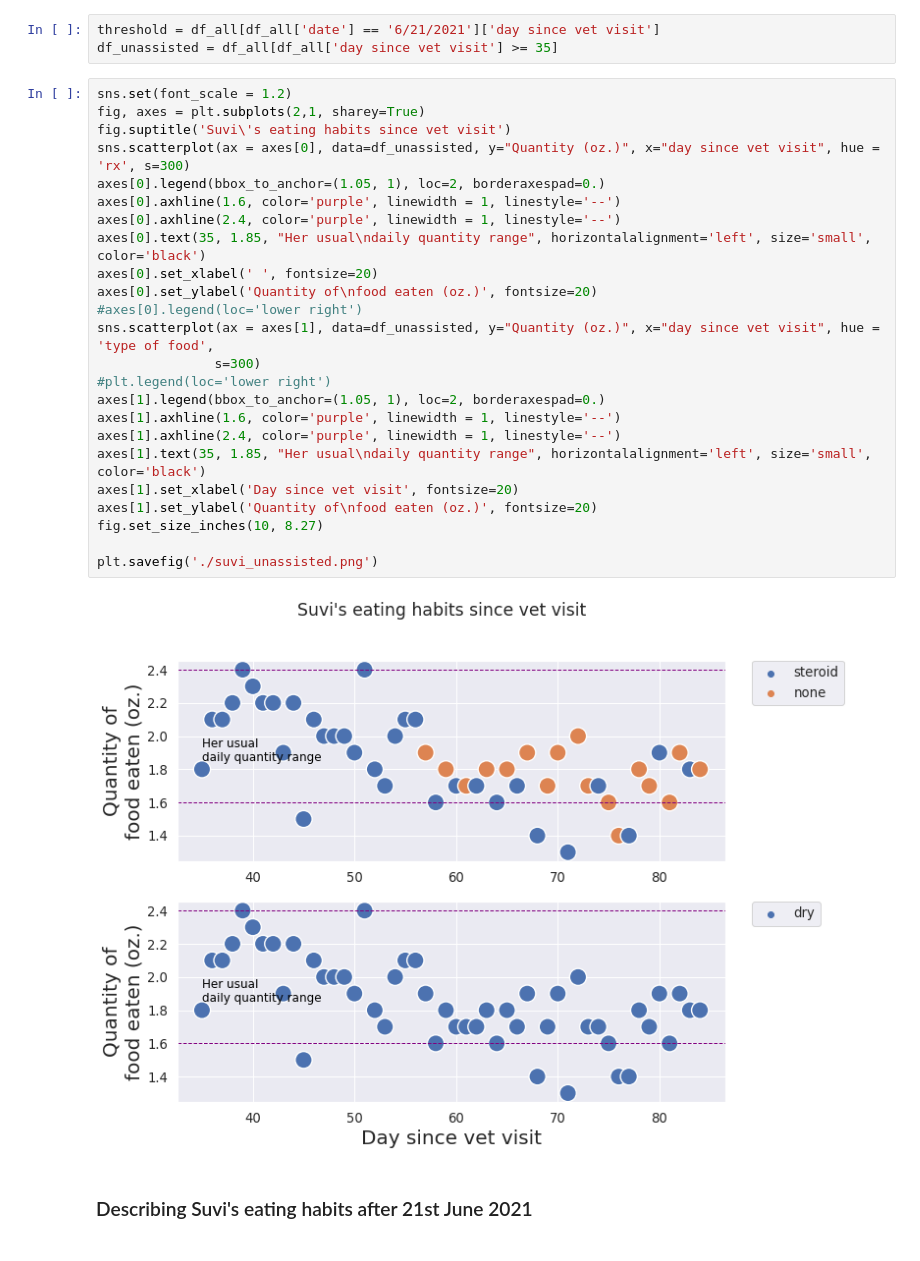
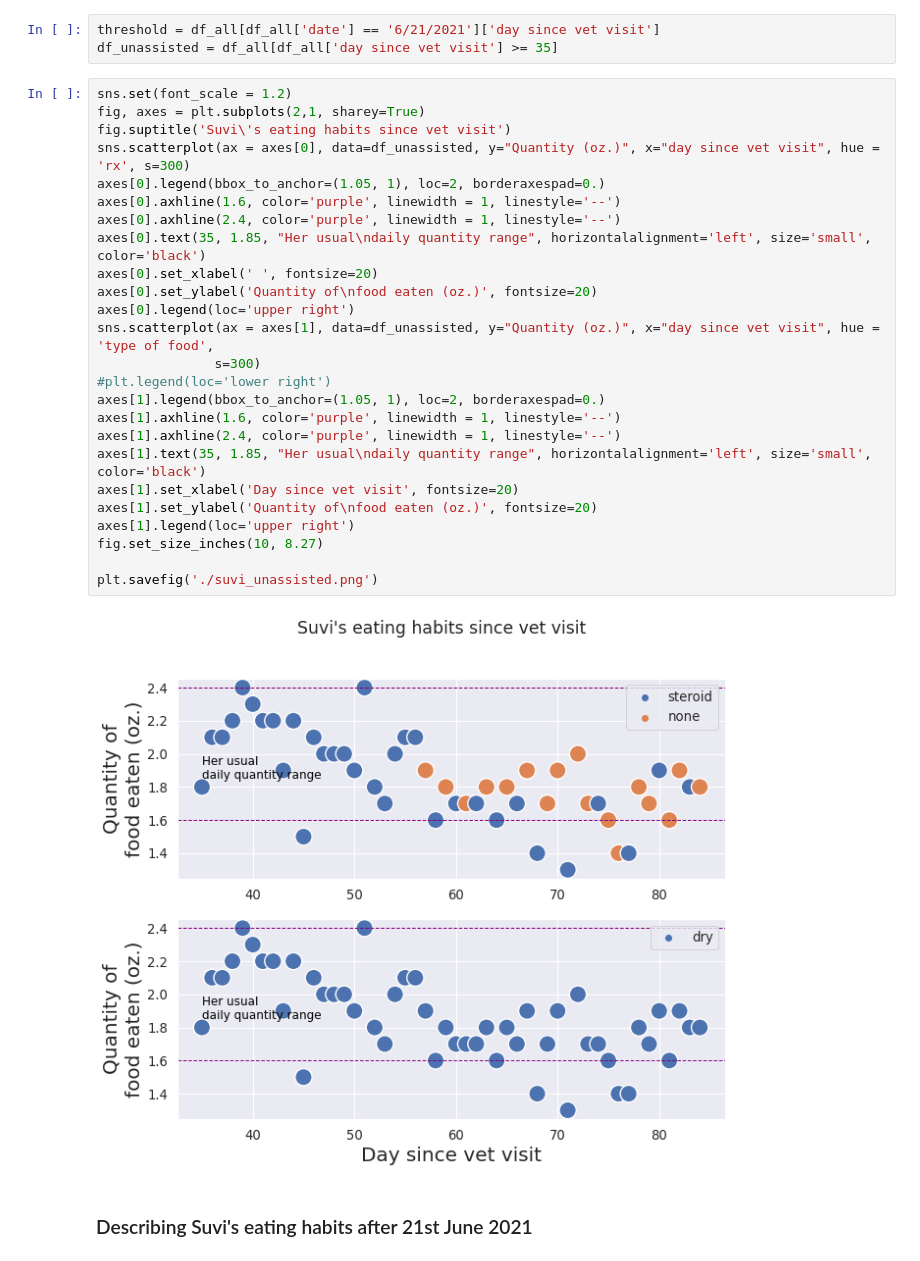
Before and after one commit to dnaneet/vet, a Jupyter notebook: suvi2.ipynb, the cells around one changed output. Drawn from its saved outputs; the diff is of its cells as text.

```diff
--- a/suvi2.ipynb
+++ b/suvi2.ipynb
@@ -116,29 +117,30 @@ df_unassisted = df_all[df_all['day since vet visit'] >= 35]
 # %%
 sns.set(font_scale = 1.2)
 fig, axes = plt.subplots(2,1, sharey=True)
 fig.suptitle('Suvi\'s eating habits since vet visit')
 sns.scatterplot(ax = axes[0], data=df_unassisted, y="Quantity (oz.)", x="day since vet visit", hue = 'rx', s=300)
 axes[0].legend(bbox_to_anchor=(1.05, 1), loc=2, borderaxespad=0.)
 axes[0].axhline(1.6, color='purple', linewidth = 1, linestyle='--')
 axes[0].axhline(2.4, color='purple', linewidth = 1, linestyle='--')
 axes[0].text(35, 1.85, "Her usual\ndaily quantity range", horizontalalignment='left', size='small', color='black')
 axes[0].set_xlabel(' ', fontsize=20)
 axes[0].set_ylabel('Quantity of\nfood eaten (oz.)', fontsize=20)
-#axes[0].legend(loc='lower right')
+axes[0].legend(loc='upper right')
 sns.scatterplot(ax = axes[1], data=df_unassisted, y="Quantity (oz.)", x="day since vet visit", hue = 'type of food',
                s=300)
 #plt.legend(loc='lower right')
 axes[1].legend(bbox_to_anchor=(1.05, 1), loc=2, borderaxespad=0.)
 axes[1].axhline(1.6, color='purple', linewidth = 1, linestyle='--')
 axes[1].axhline(2.4, color='purple', linewidth = 1, linestyle='--')
 axes[1].text(35, 1.85, "Her usual\ndaily quantity range", horizontalalignment='left', size='small', color='black')
 axes[1].set_xlabel('Day since vet visit', fontsize=20)
 axes[1].set_ylabel('Quantity of\nfood eaten (oz.)', fontsize=20)
+axes[1].legend(loc='upper right')
 fig.set_size_inches(10, 8.27)
 
 plt.savefig('./suvi_unassisted.png')
 # %% [output]
-[figure, old version]
+[figure, new version]
 # %% [markdown]
 ### Describing Suvi's eating habits after 21st June 2021
 # %%
```
Also changed, not shown: parts of 1 cell of this notebook, 2 other files.
